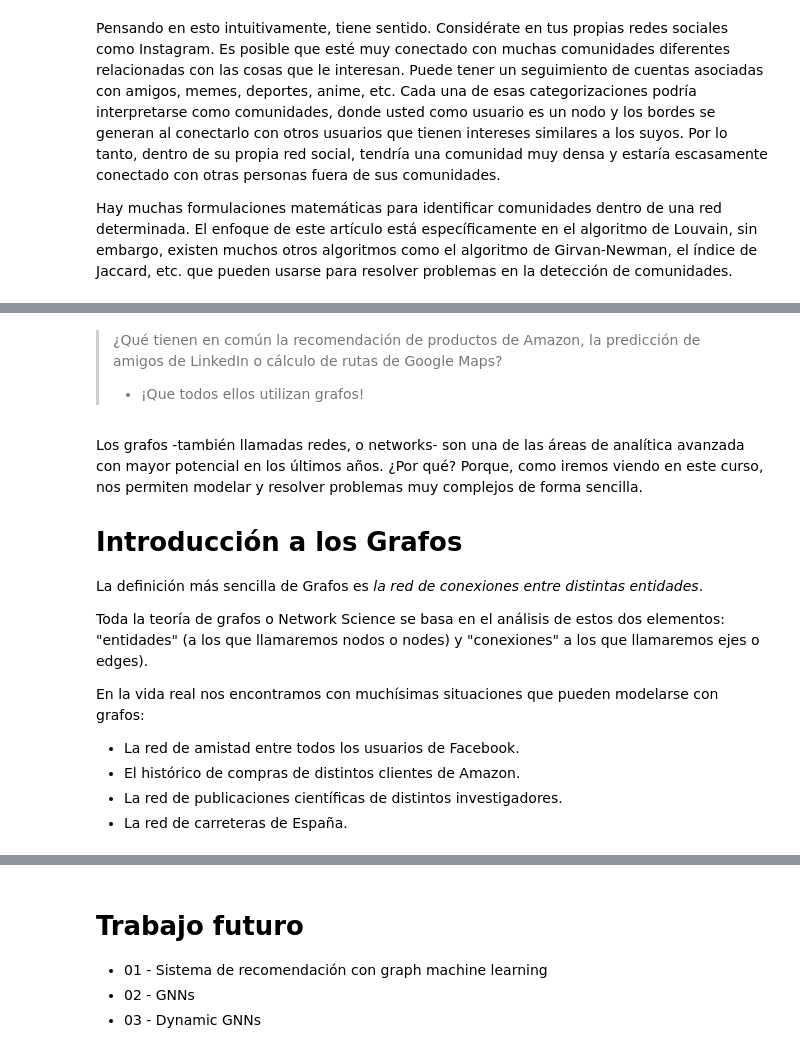
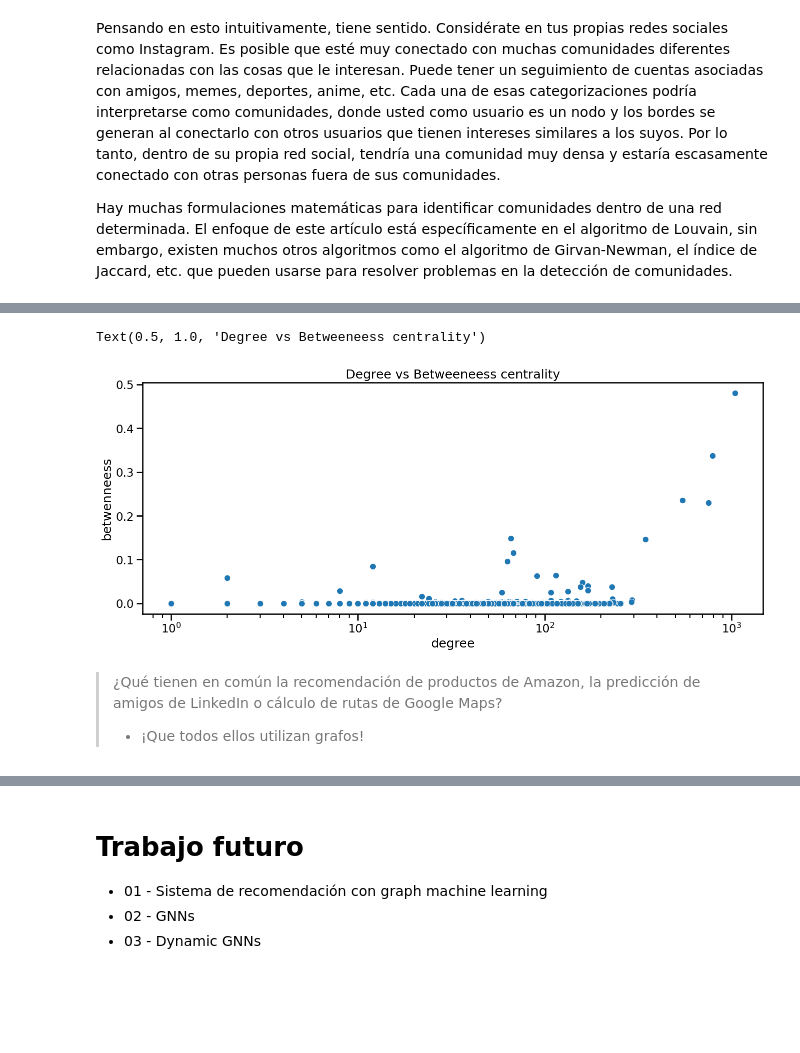
Before and after one commit to FernandoCarazoMelo/network-science, a Jupyter notebook: notebooks/02_FC_facebook_case_study.ipynb, the cells around one changed output, grey strips where cells are left out. Cells and saved outputs as stored; diff of their text form; code cells hidden in the pictures; blank space fills up the shorter version.

```diff
--- a/notebooks/02_FC_facebook_case_study.ipynb
+++ b/notebooks/02_FC_facebook_case_study.ipynb
@@ -6,0 +66,4 @@ Hay muchas formulaciones matemáticas para identificar comunidades dentro de una
+# %%
+import networkx as nx
+
+G = nx.from_pandas_edgelist(facebook, source="user_1", target="user_2")
@@ -6,0 +110,10 @@ Hay muchas formulaciones matemáticas para identificar comunidades dentro de una
+# %%
+print(f"Numero de nodos: {G.number_of_nodes():,}")
+print(f"Numero de ejes: {G.number_of_edges():,}")
+print(f"Average degree: {((G.number_of_edges()*2) / G.number_of_nodes()):,.3}")
+
+degrees = dict(nx.degree(G))
+print(f"Número de amigos del usuario con más amigos (Max degree): {max(degrees.values()):,}")
+print(f"Número de amigos del usuario con menos amigos (Min degree): {min(degrees.values()):,}")
+print(f"Densidad del grafo: {nx.density(G):,.2}")
+# print(f"Diametro: {nx.diameter(G):,.2}")
@@ -6,0 +131,22 @@ Hay muchas formulaciones matemáticas para identificar comunidades dentro de una
+# %%
+betwenneess = dict(nx.betweenness_centrality(G))
+betwenneess
+# %%
+df1 = pd.DataFrame(
+    {
+        "nodes" : betwenneess.keys(),
+        "betwenneess" : betwenneess.values()
+    }
+)
+df1 = df1.set_index("nodes")
+
+df2 = pd.DataFrame(
+    {
+        "nodes" : degrees.keys(),
+        "degree" : degrees.values()
+    }
+)
+df2 = df2.set_index("nodes")
+
+nodes_df = pd.concat([df1, df2], axis=1)
+nodes_df
@@ -7,18 +168,14 @@ Hay muchas formulaciones matemáticas para identificar comunidades dentro de una
+# %%
+import seaborn as sns
+sns.set_context("talk")
+
+plt.figure(figsize=(16,6))
+sns.scatterplot(data=nodes_df, x="degree", y="betwenneess",)
+plt.xscale("log")
+plt.title("Degree vs Betweeneess centrality")
+# %% [output]
+Text(0.5, 1.0, 'Degree vs Betweeneess centrality')
+[figure, added]
 # %% [markdown]
 >  ¿Qué tienen en común la recomendación de productos de Amazon, la predicción de amigos de LinkedIn o cálculo de rutas de Google Maps?
 > - ¡Que todos ellos utilizan grafos!
-# %% [markdown]
-Los grafos -también llamadas redes, o networks- son una de las áreas de analítica avanzada con mayor potencial en los últimos años. ¿Por qué? Porque, como iremos viendo en este curso, nos permiten modelar y resolver problemas muy complejos de forma sencilla.
-
-# Introducción a los Grafos
-
-La definición más sencilla de Grafos es *la red de conexiones entre distintas entidades*.
-
-Toda la teoría de grafos o Network Science se basa en el análisis de estos dos elementos: "entidades" (a los que llamaremos nodos o nodes) y "conexiones" a los que llamaremos ejes o edges).
-
-En la vida real nos encontramos con muchísimas situaciones que pueden modelarse con grafos:
-
-- La red de amistad entre todos los usuarios de Facebook.
-- El histórico de compras de distintos clientes de Amazon.
-- La red de publicaciones científicas de distintos investigadores.
-- La red de carreteras de España.
```
Also changed, not shown: parts of 123 cells of this notebook, 2 other files.
